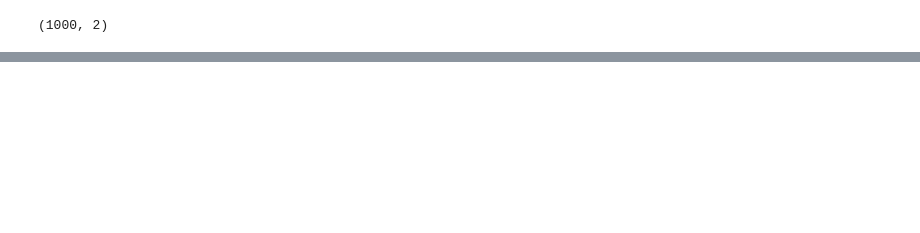
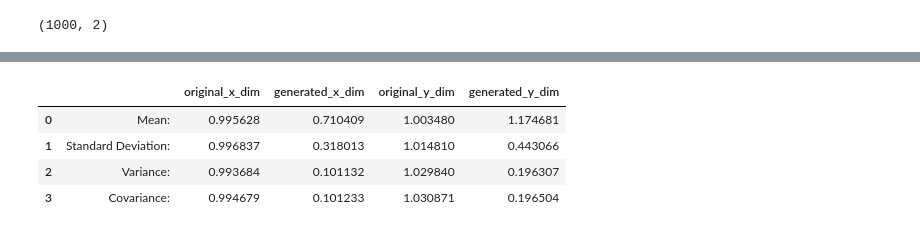
Before and after one commit to Sergio20f/generative_ml_for_particle_physics, a Jupyter notebook: data_notebooks/glash_v2_dist.ipynb, the cells around one changed output, grey strips where cells are left out. Drawn from its saved outputs; the diff is of its cells as text; code cells hidden in the pictures; blank space fills up the shorter version.

```diff
--- a/data_notebooks/glash_v2_dist.ipynb
+++ b/data_notebooks/glash_v2_dist.ipynb
@@ -173,0 +161,22 @@ plt.hist(b, bins=30)
+# %%
+stats_gen_x = stats_dist(a, prnt=False)
+stats_gen_y = stats_dist(b, prnt=False)
+
+stats_or_x = stats_dist(x[:, :1].reshape(1000,), prnt=False)
+stats_or_y = stats_dist(x[:, 1:2].reshape(1000,), prnt=False)
+# %%
+stats_df = df_generator(stats_or_x,
+                        stats_gen_x,
+                        stats_or_y,
+                        stats_gen_y,
+                        np.array(["Mean:", "Standard Deviation:",
+                                  " Variance:", "Covariance:"]),
+                        df_style)
+
+stats_df
+# %% [output]
+|  |  | original_x_dim | generated_x_dim | original_y_dim | generated_y_dim |
+| 0 | Mean: | 0.995628 | 0.710409 | 1.003480 | 1.174681 |
+| 1 | Standard Deviation: | 0.996837 | 0.318013 | 1.014810 | 0.443066 |
+| 2 | Variance: | 0.993684 | 0.101132 | 1.029840 | 0.196307 |
+| 3 | Covariance: | 0.994679 | 0.101233 | 1.030871 | 0.196504 |
```
Also changed, not shown: parts of 9 cells of this notebook, 1 other file.
